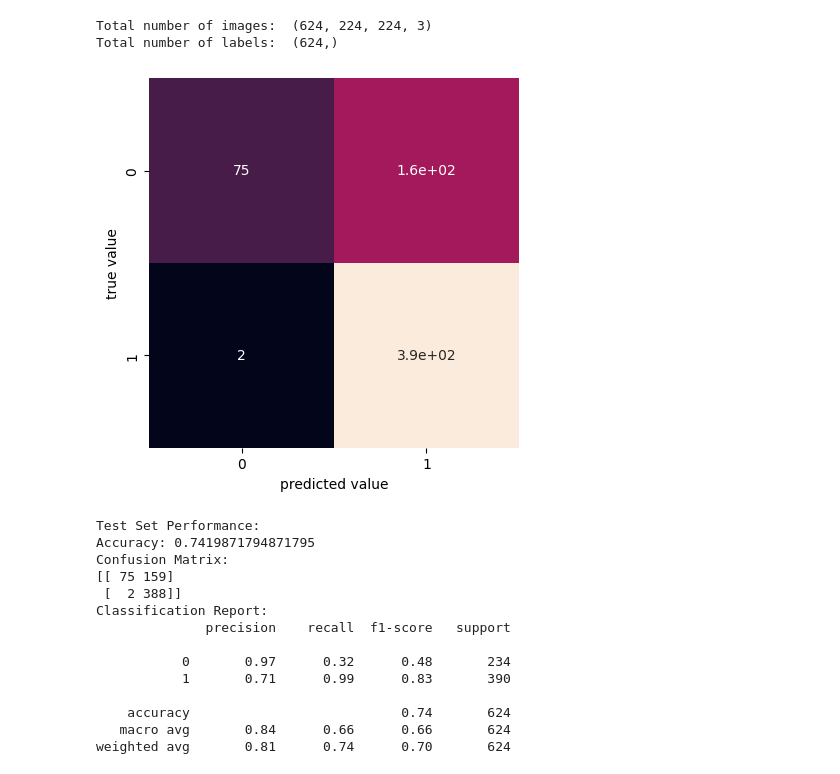
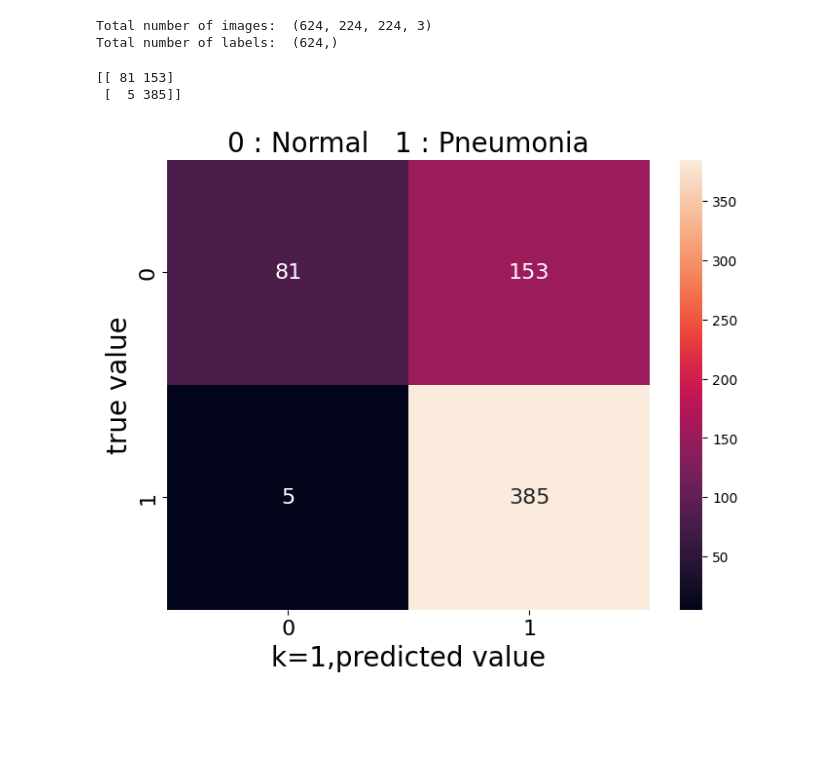
Before and after one commit to x746667/Pneumonia-Detection, a Jupyter notebook: pd-r1211501.ipynb, the cells around one changed output. Drawn from its saved outputs; the diff is of its cells as text; code cells hidden in the pictures; blank space fills up the shorter version.

```diff
--- a/pd-r1211501.ipynb
+++ b/pd-r1211501.ipynb
@@ -302,4 +303,4 @@ x_train_flat = x_train.reshape(x_train.shape[0], -1)
 # %%
 # Split the data into training and testing sets
 x_train_knn, x_test_knn, y_train_knn, y_test_knn = train_test_split(
-    x_train_flat, y_train, test_size=0.2, random_state=42)
+    x_train_reshape, y_train, test_size=0.2, random_state=42)
@@ -306,4 +309,4 @@ x_train_knn, x_test_knn, y_train_knn, y_test_knn = train_test_split(
 # %%
-knn_model = KNeighborsClassifier(n_neighbors=3)
+knn_model = KNeighborsClassifier(n_neighbors=1)
 knn_model.fit(x_train_knn, y_train_knn)
 # %% [output]
@@ -348,37 +351,22 @@ x_test, y_test = load_data(files_dir='/test')
 Total number of images:  (624, 224, 224, 3)
 Total number of labels:  (624,)
 # %%
-x_test_flat = x_test.reshape(x_test.shape[0], -1)
+x_test_reshape = x_test.reshape(x_test.shape[0], -1)
 # %%
-y_pred_test = knn_model.predict(x_test_flat)
+y_pred_test = knn_model.predict(x_test_reshape)
-# %%
-accuracy_test = accuracy_score(y_test, y_pred_test)
-conf_matrix_test = confusion_matrix(y_test, y_pred_test)
-classification_rep_test = classification_report(y_test, y_pred_test)
-sns.heatmap(conf_matrix_test, square=True, annot=True, cbar=False)
-plt.xlabel('predicted value')
-plt.ylabel('true value');
-# %% [output]
-[figure, removed]
-# %%
-print("Test Set Performance:")
-print(f"Accuracy: {accuracy_test}")
-print("Confusion Matrix:")
-print(conf_matrix_test)
-print("Classification Report:")
-print(classification_rep_test)
-# %% [output]
-Test Set Performance:
-Accuracy: 0.7419871794871795
-Confusion Matrix:
-[[ 75 159]
- [  2 388]]
-Classification Report:
-              precision    recall  f1-score   support
-
-           0       0.97      0.32      0.48       234
-           1       0.71      0.99      0.83       390
-
-    accuracy                           0.74       624
-   macro avg       0.84      0.66      0.66       624
-weighted avg       0.81      0.74      0.70       624
+# %%
+conf_matrix_test = confusion_matrix(y_test,y_pred_test)
+print(conf_matrix_test)
+
+plt.figure(figsize=(8,6))
+sns.heatmap(conf_matrix_test, square=False, annot=True, fmt ='d', cbar=True, annot_kws={"size": 16})
+plt.title('0 : Normal   1 : Pneumonia', fontsize = 20)
+plt.xticks(fontsize = 16)
+plt.yticks(fontsize = 16)
+plt.xlabel('k=1,predicted value', fontsize = 20)
+plt.ylabel('true value', fontsize = 20)
+plt.show()
+# %% [output]
+[[ 81 153]
+ [  5 385]]
+[figure, added]
```
Also changed, not shown: parts of 15 cells of this notebook.
